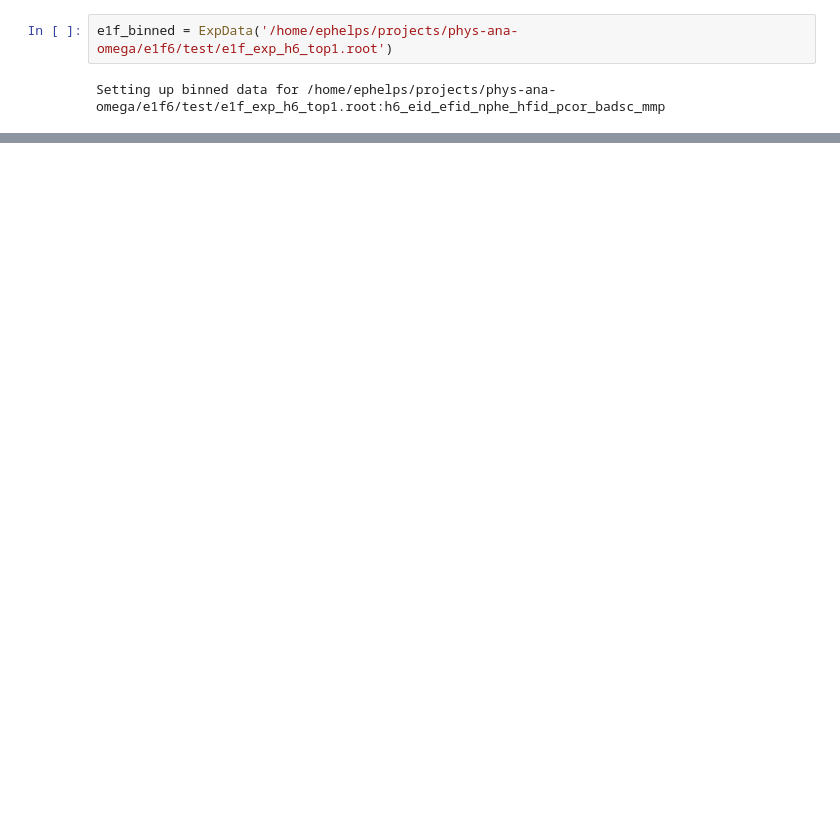
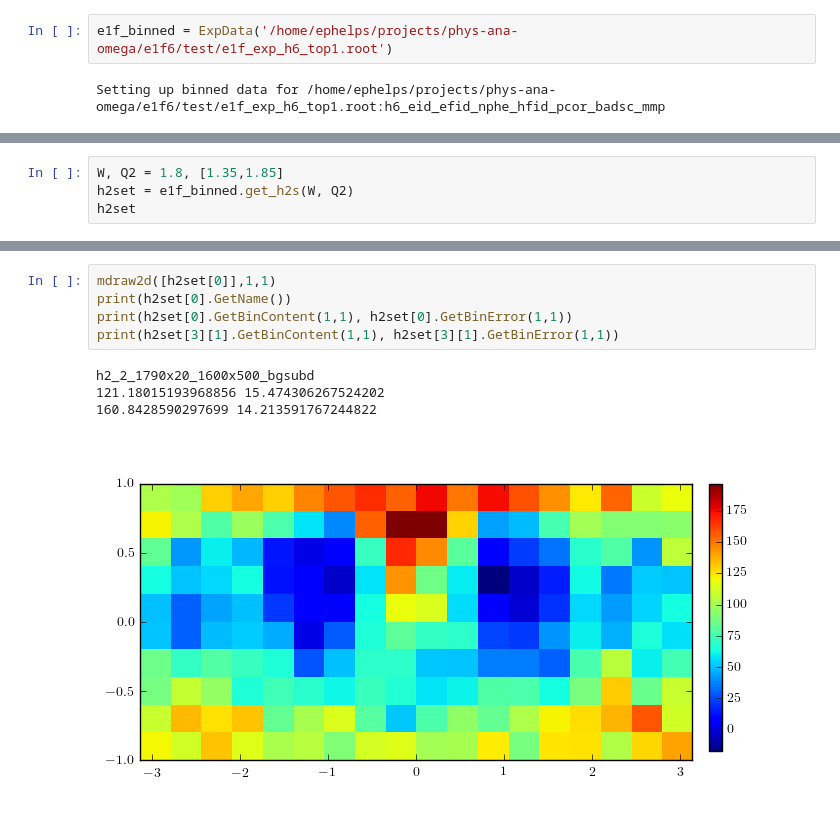
Before and after one commit to evan-phelps/phys-ana-omega, a Jupyter notebook: worksheets/ExpData_test.ipynb, the cells around one changed output, grey strips where cells are left out. Saved outputs shown, nothing was run; the diff lists cells and outputs as text; blank space fills up the shorter version.

```diff
--- a/worksheets/ExpData_test.ipynb
+++ b/worksheets/ExpData_test.ipynb
@@ -150,0 +158,4 @@ adding key 2530x20_1600x500_iter5
+# %%
+W, Q2 = 1.8, [1.35,1.85]
+h2set = e1f_binned.get_h2s(W, Q2)
+h2set
@@ -150,0 +181,10 @@ adding key 2530x20_1600x500_iter5
+# %%
+mdraw2d([h2set[0]],1,1)
+print(h2set[0].GetName())
+print(h2set[0].GetBinContent(1,1), h2set[0].GetBinError(1,1))
+print(h2set[3][1].GetBinContent(1,1), h2set[3][1].GetBinError(1,1))
+# %% [output]
+h2_2_1790x20_1600x500_bgsubd
+121.18015193968856 15.474306267524202
+160.8428590297699 14.213591767244822
+[figure, added]
```
Also changed, not shown: parts of 29 cells of this notebook, 3 other files.
